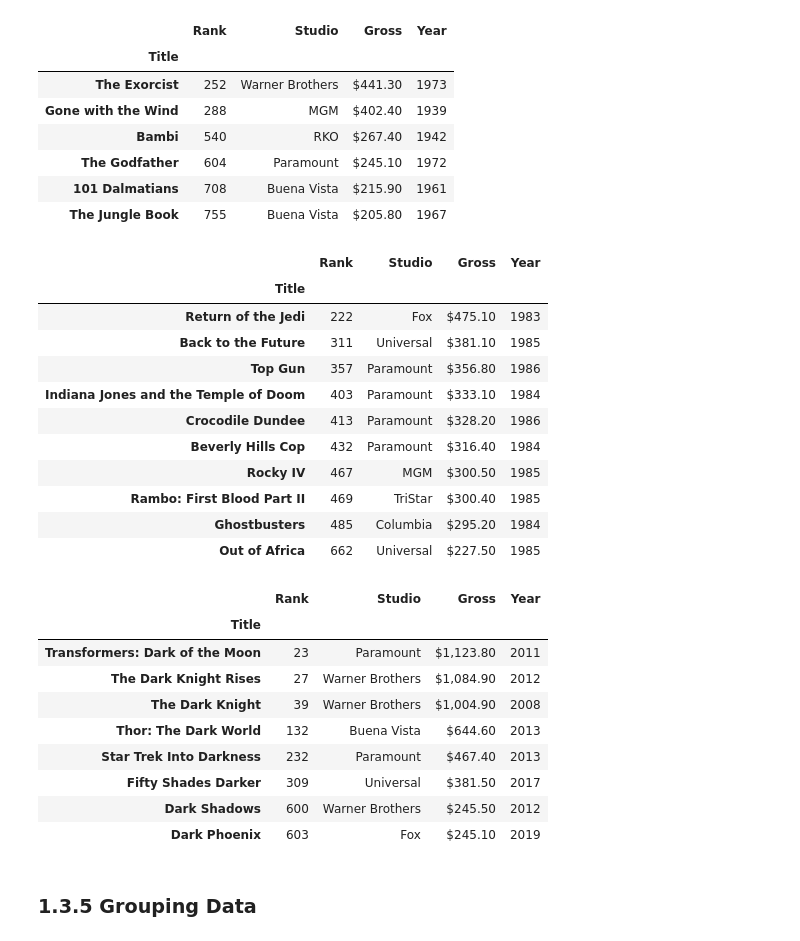
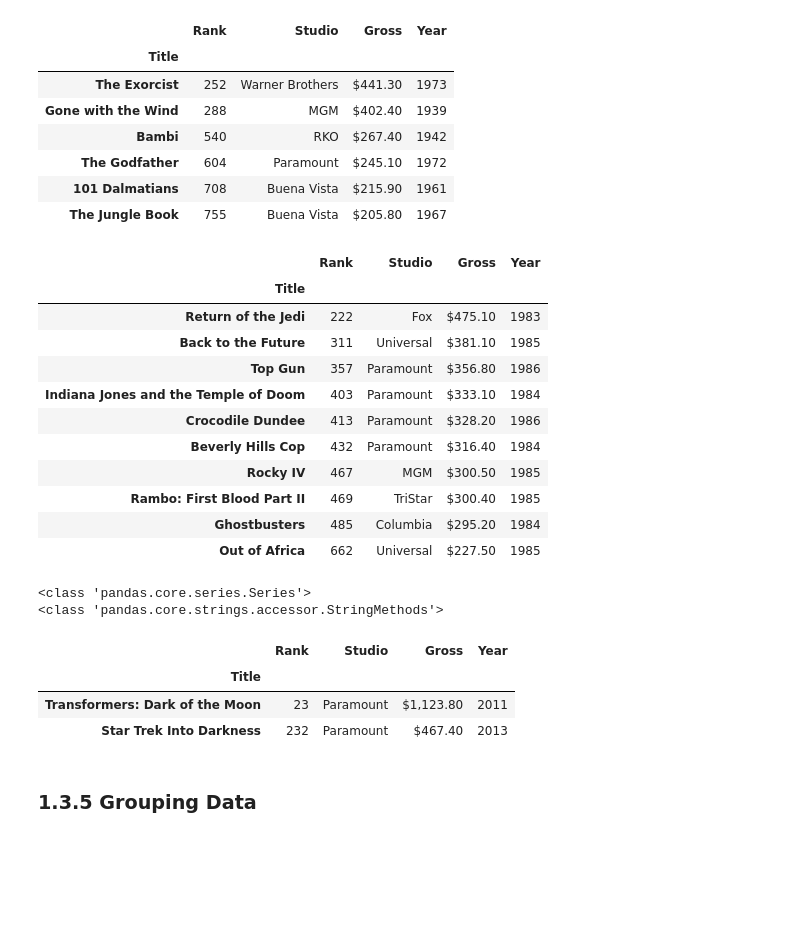
Before and after one commit to brownsloth/3by3, a Jupyter notebook: chapter_01_introducing_pandas/chapter_01_introducing_pandas.ipynb, the cells around one changed output. Drawn from its saved outputs; the diff is of its cells as text; code cells hidden in the pictures; blank space fills up the shorter version.

```diff
--- a/chapter_01_introducing_pandas/chapter_01_introducing_pandas.ipynb
+++ b/chapter_01_introducing_pandas/chapter_01_introducing_pandas.ipynb
@@ -240,36 +335,39 @@ movies[before_1975]
 | The Godfather | 604 | Paramount | $245.10 | 1972 |
 | 101 Dalmatians | 708 | Buena Vista | $215.90 | 1961 |
 | The Jungle Book | 755 | Buena Vista | $205.80 | 1967 |
-# %%
-mid_80s = movies["Year"].between(1983, 1986)
-movies[mid_80s]
-# %% [output]
-|  | Rank | Studio | Gross | Year |
-| Title |  |  |  |  |
-| Return of the Jedi | 222 | Fox | $475.10 | 1983 |
-| Back to the Future | 311 | Universal | $381.10 | 1985 |
-| Top Gun | 357 | Paramount | $356.80 | 1986 |
-| Indiana Jones and the Temple of Doom | 403 | Paramount | $333.10 | 1984 |
-| Crocodile Dundee | 413 | Paramount | $328.20 | 1986 |
-| Beverly Hills Cop | 432 | Paramount | $316.40 | 1984 |
-| Rocky IV | 467 | MGM | $300.50 | 1985 |
-| Rambo: First Blood Part II | 469 | TriStar | $300.40 | 1985 |
-| Ghostbusters | 485 | Columbia | $295.20 | 1984 |
-| Out of Africa | 662 | Universal | $227.50 | 1985 |
+# %%
+# can use .between for int dtype columns
+# Other methods: https://pandas.pydata.org/docs/reference/series.html#computations-descriptive-stats
+mid_80s = movies["Year"].between(1983, 1986)
+movies[mid_80s]
+# %% [output]
+|  | Rank | Studio | Gross | Year |
+| Title |  |  |  |  |
+| Return of the Jedi | 222 | Fox | $475.10 | 1983 |
+| Back to the Future | 311 | Universal | $381.10 | 1985 |
+| Top Gun | 357 | Paramount | $356.80 | 1986 |
+| Indiana Jones and the Temple of Doom | 403 | Paramount | $333.10 | 1984 |
+| Crocodile Dundee | 413 | Paramount | $328.20 | 1986 |
+| Beverly Hills Cop | 432 | Paramount | $316.40 | 1984 |
+| Rocky IV | 467 | MGM | $300.50 | 1985 |
+| Rambo: First Blood Part II | 469 | TriStar | $300.40 | 1985 |
+| Ghostbusters | 485 | Columbia | $295.20 | 1984 |
+| Out of Africa | 662 | Universal | $227.50 | 1985 |
+# %%
+print(type(movies['Studio']))
+print(type(movies['Studio'].str))
+# %% [output]
+<class 'pandas.core.series.Series'>
+<class 'pandas.core.strings.accessor.StringMethods'>
 # %%
 has_dark_in_title = movies.index.str.lower().str.contains("dark")
-movies[has_dark_in_title]
+has_para_in_studio = movies['Studio'].str.lower().str.contains('para')
+movies[has_dark_in_title & has_para_in_studio]
 # %% [output]
 |  | Rank | Studio | Gross | Year |
 | Title |  |  |  |  |
 | Transformers: Dark of the Moon | 23 | Paramount | $1,123.80 | 2011 |
-| The Dark Knight Rises | 27 | Warner Brothers | $1,084.90 | 2012 |
-| The Dark Knight | 39 | Warner Brothers | $1,004.90 | 2008 |
-| Thor: The Dark World | 132 | Buena Vista | $644.60 | 2013 |
 | Star Trek Into Darkness | 232 | Paramount | $467.40 | 2013 |
-| Fifty Shades Darker | 309 | Universal | $381.50 | 2017 |
-| Dark Shadows | 600 | Warner Brothers | $245.50 | 2012 |
-| Dark Phoenix | 603 | Fox | $245.10 | 2019 |
 # %% [markdown]
 ### 1.3.5 Grouping Data
 # %%
```
Also changed, not shown: parts of 26 cells of this notebook.
